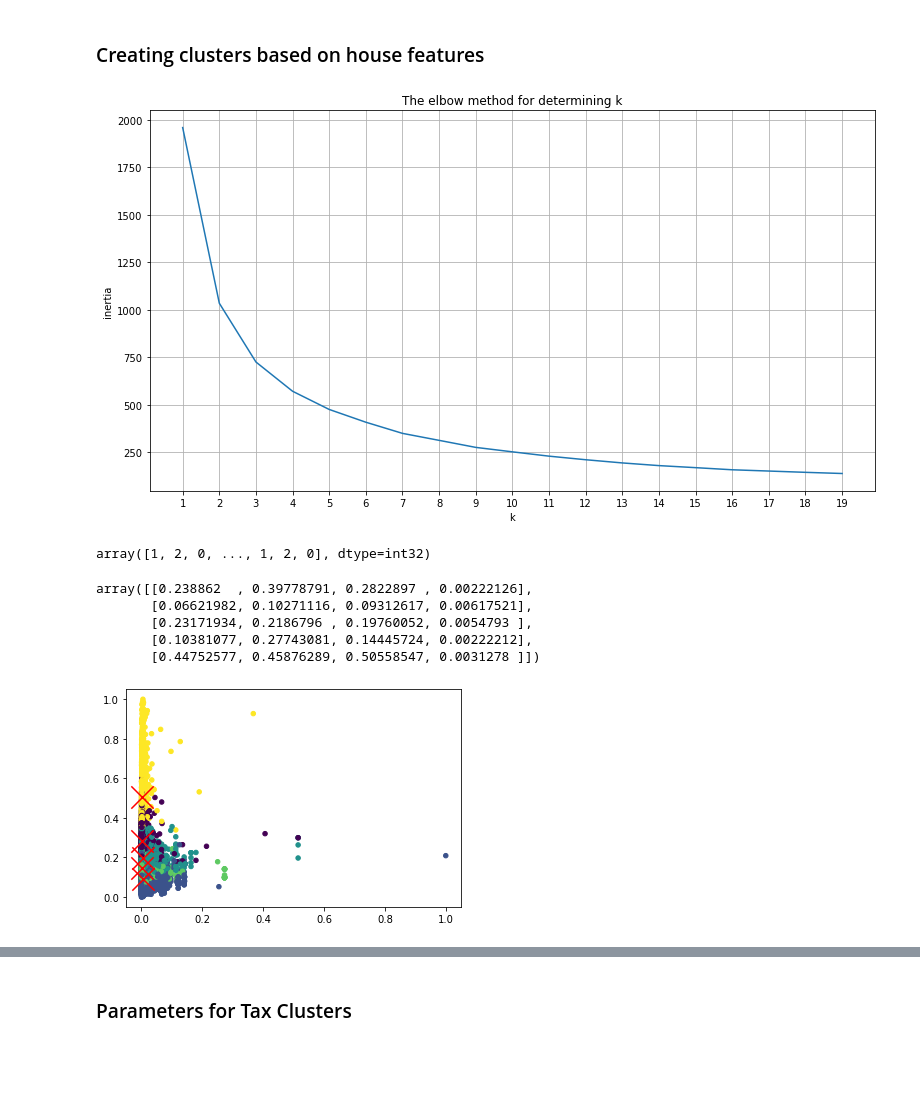
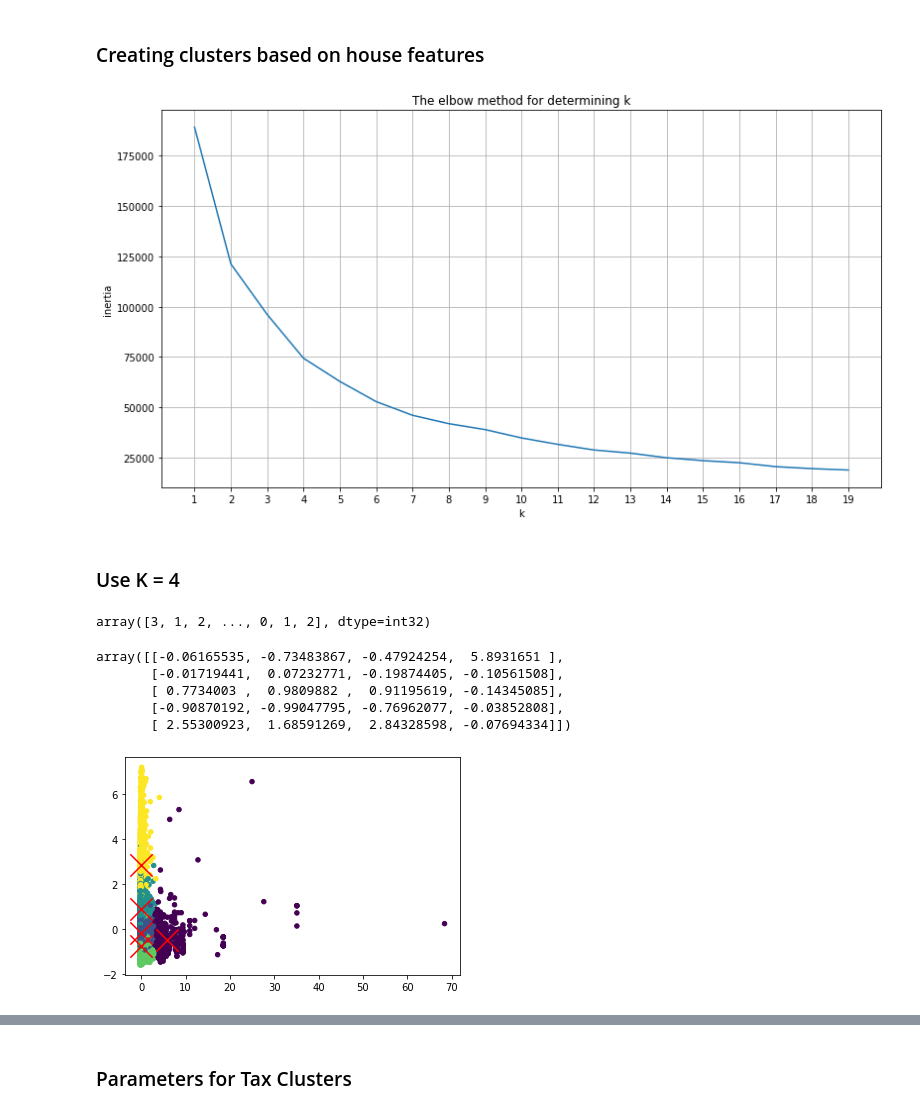
Before and after one commit to Schmidl-Gautam/zillow_clustering, a Jupyter notebook: clustering.ipynb, the cells around one changed output, grey strips where cells are left out. Saved outputs shown, nothing was run; the diff lists cells and outputs as text; code cells hidden in the pictures; blank space fills up the shorter version.

Commit message:
finished housing cluster viz and stats

```diff
--- a/clustering.ipynb
+++ b/clustering.ipynb
@@ -107,42 +105,46 @@ f, p
 P-value < alpha, therefore reject null and say that at least one has a different mean
 # %% [markdown]
 ### Creating clusters based on house features
+# %%
+train_scaled, val_scaled, test_scaled, _ = sgs.scale(train.drop(columns=["transaction_date", "county"]), validate.drop(columns=["transaction_date", "county"]), test.drop(columns=["transaction_date", "county"]))
 # %%
 #  features that will be used are 'bathroom_count', 'bedroom_count','home_size_square_feet', 'lot_size_square_feet'
-
 home_features = ['bathroom_count', 'bedroom_count', 'home_size_square_feet', 'lot_size_square_feet']
+clusters_train_scaled = train_scaled[home_features]
+clusters_validate_scaled = val_scaled[home_features]
+clusters_test_scaled = test_scaled[home_features]
 
 # plotting k and inertia
-get_k_val_from_elbow(train_scaled, features = home_features)
+get_k_val_from_elbow(clusters_train_scaled)
 # %% [output]
-[figure, old version]
+[figure, new version]
+# %% [markdown]
+### Use K = 4
 # %%
-# lets keep k as 5
-
 # creating the object
-kmeans2 = KMeans(n_clusters = 5, max_iter = 500)
+kmeans2 = KMeans(n_clusters=5, max_iter=500)
 
 # fitting the object
-kmeans2.fit(train_scaled[home_features])
+kmeans2.fit(clusters_train_scaled)
 
 #predicting using the kmeans object
-y_kmeans2 = kmeans2.predict(train_scaled[home_features])
+y_kmeans2 = kmeans2.predict(clusters_train_scaled)
 y_kmeans2
 # %% [output]
-array([1, 2, 0, ..., 1, 2, 0], dtype=int32)
+array([3, 1, 2, ..., 0, 1, 2], dtype=int32)
 # %%
 # ploting the centroids
-plt.scatter(train_scaled[home_features].iloc[:, 3], train_scaled[home_features].iloc[:, 2], c=y_kmeans2, s=20, cmap='viridis')
+plt.scatter(clusters_train_scaled.iloc[:, 3], clusters_train_scaled.iloc[:, 2], c=y_kmeans2, s=20, cmap='viridis')
 centers = kmeans2.cluster_centers_
 plt.scatter(centers[:, 3], centers[:, 2], c='red', s=500, alpha=1, marker = 'x')
 centers
 # %% [output]
-array([[0.238862  , 0.39778791, 0.2822897 , 0.00222126],
-       [0.06621982, 0.10271116, 0.09312617, 0.00617521],
-       [0.23171934, 0.2186796 , 0.19760052, 0.0054793 ],
-       [0.10381077, 0.27743081, 0.14445724, 0.00222212],
-       [0.44752577, 0.45876289, 0.50558547, 0.0031278 ]])
+array([[-0.06165535, -0.73483867, -0.47924254,  5.8931651 ],
+       [-0.01719441,  0.07232771, -0.19874405, -0.10561508],
+       [ 0.7734003 ,  0.9809882 ,  0.91195619, -0.14345085],
+       [-0.90870192, -0.99047795, -0.76962077, -0.03852808],
+       [ 2.55300923,  1.68591269,  2.84328598, -0.07694334]])
-[figure, old version]
+[figure, new version]
 # %%
 # Appending cluster into the DataFrame
 train_scaled['home_features_cluster'] = y_kmeans2
```
Also changed, not shown: parts of 11 cells of this notebook.
